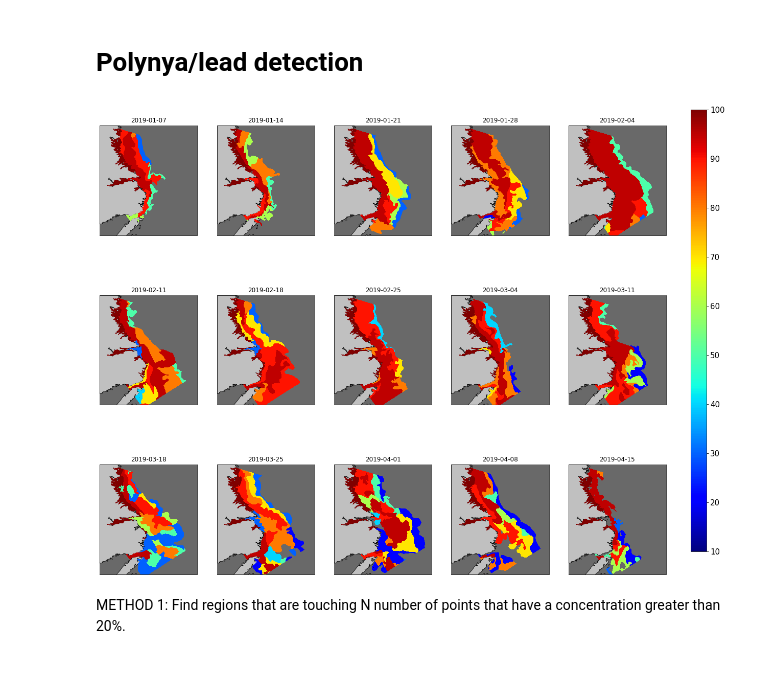
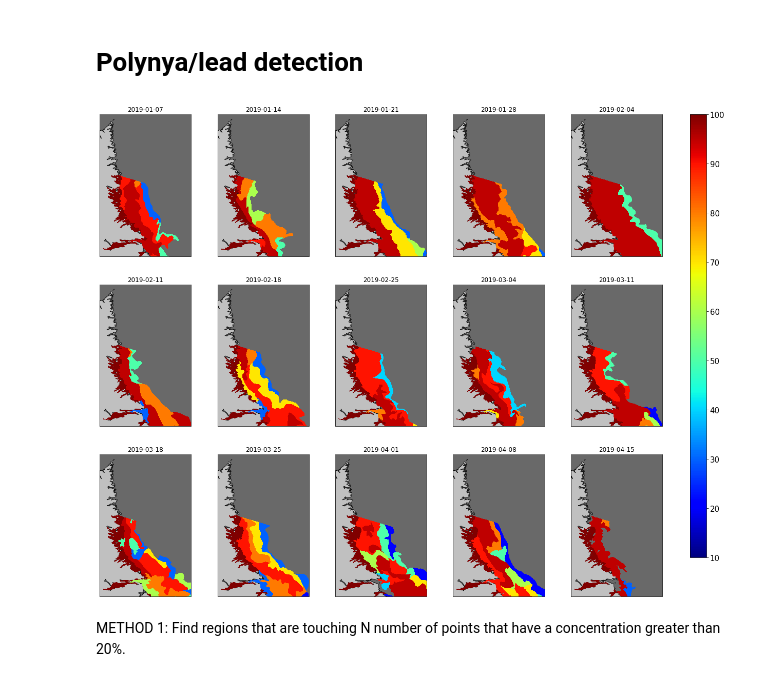
Before and after one commit to maynwang/CIS, a Jupyter notebook: Polynya.ipynb, the cells around one changed output. Saved outputs shown, nothing was run; the diff lists cells and outputs as text; code cells hidden in the pictures.

```diff
--- a/Polynya.ipynb
+++ b/Polynya.ipynb
@@ -102,32 +102,32 @@ def plot_cartopy(ax, lon, lat):
 # %%
 # Plot start of 2019
 yr = years_unique[-2]
 mon = 3
 which = (years == yr) #* (np.array(months) == mon)
 if np.sum(which) >= 1:
     # Save all observational days of the month
     tt = np.where(which)[0]
 
 
 fig = plt.figure(figsize=(22,15))
 cnt=1
 for i in tt:
     ax = fig.add_subplot(3,5,cnt,projection=rot)
     plot_cartopy(ax,lon,lat)
-    im = plt.pcolormesh(lon[:1200,:1500],lat[:1200,:1500],CT[i,:1200,:1500],vmin=10,vmax=100,cmap='jet',transform=ccrs.PlateCarree(),zorder=4)
+    im = plt.pcolormesh(lon,lat,CT[i,:,:],vmin=10,vmax=100,cmap='jet',transform=ccrs.PlateCarree(),zorder=4)
     plt.title(dates[i])
     cnt+=1
     if cnt==16:
         break
 
 fig.subplots_adjust(bottom=0.03, top=0.9, left=0.1, right=0.8,
                     wspace=0.2, hspace=0.2)
 cb_ax = fig.add_axes([0.83, 0.1, 0.02, 0.8])
 cbar = fig.colorbar(im, cax=cb_ax)
 cbar.ax.tick_params(labelsize=15)
 
 plt.tight_layout()
 # %% [output]
-[figure, old version]
+[figure, new version]
 # %% [markdown]
 METHOD 1: Find regions that are touching N number of points that have a concentration greater than 20%.
```
Also changed, not shown: parts of 12 cells of this notebook, 28 other files.
